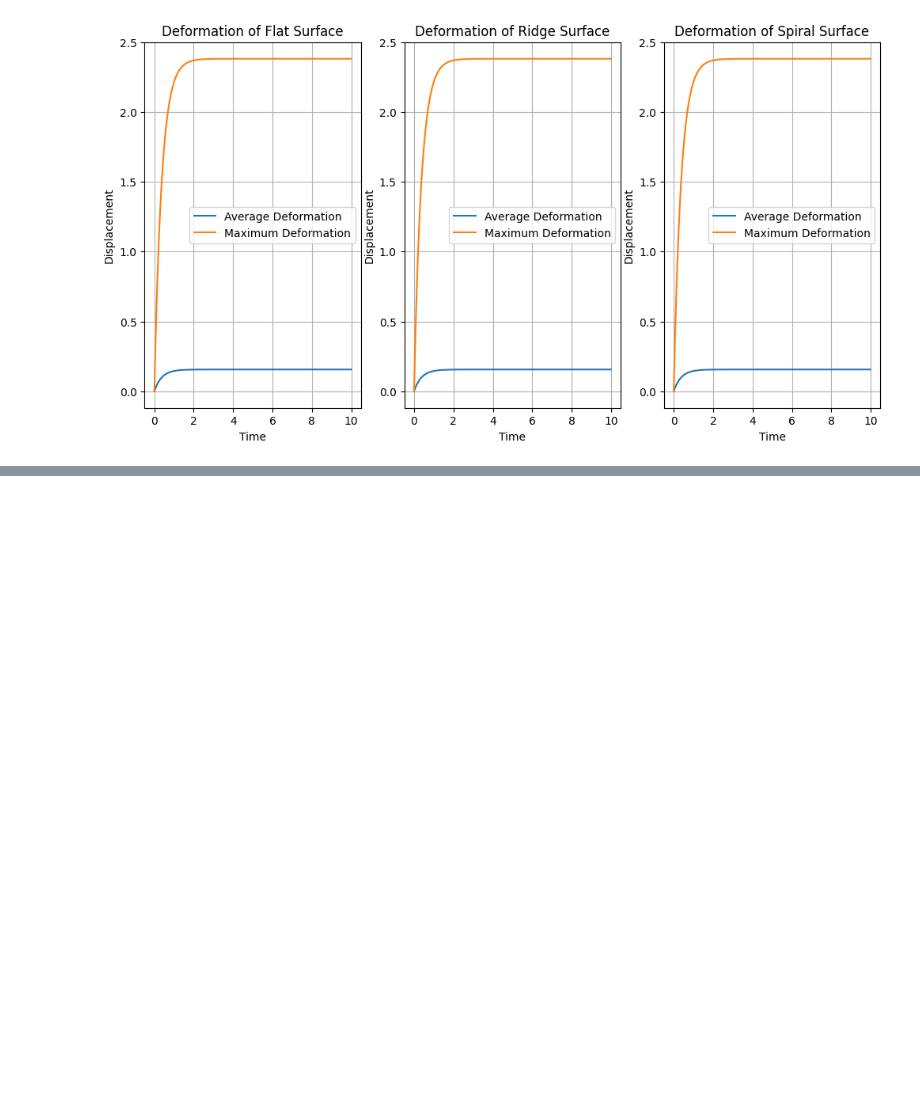
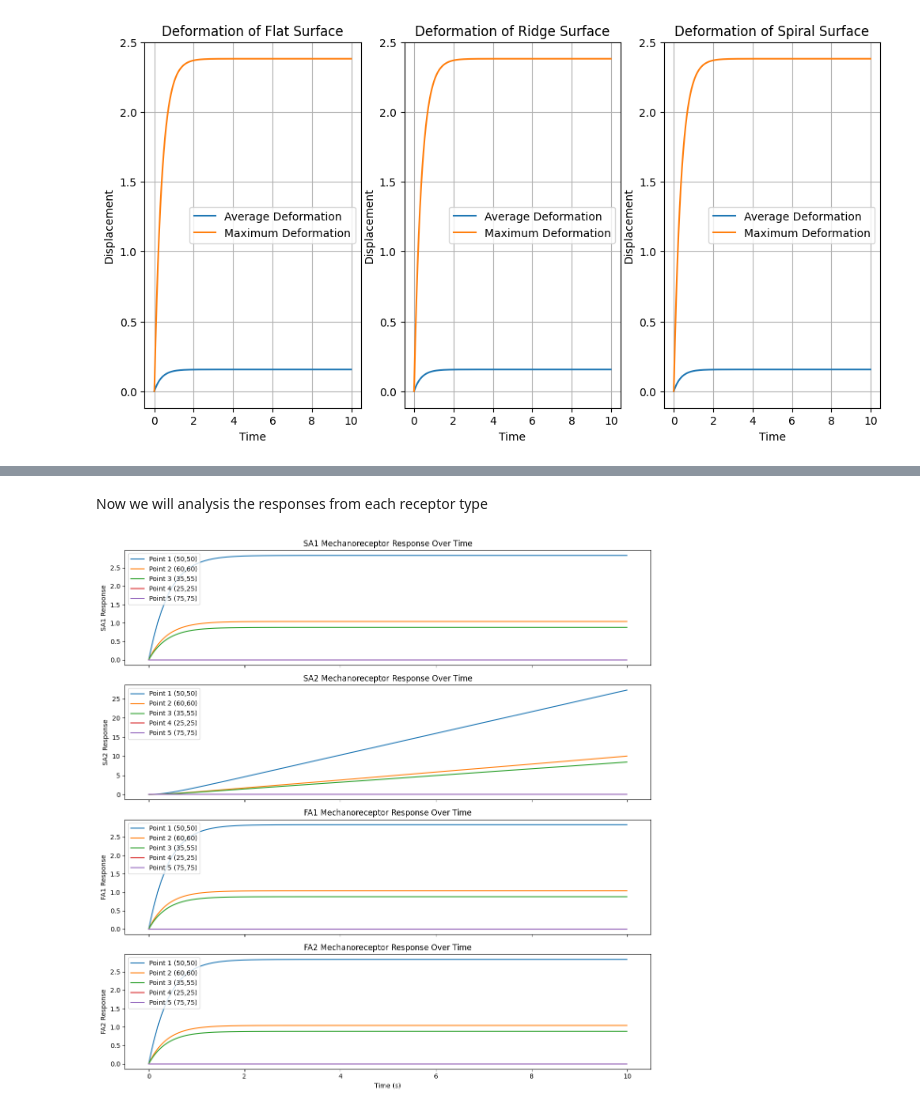
Before and after one commit to CydiaBoss/skin-ridge-model, a Jupyter notebook: sim.ipynb, the cells around one changed output, grey strips where cells are left out. Cells and saved outputs as stored; diff of their text form; code cells hidden in the pictures; blank space fills up the shorter version.

```diff
--- a/sim.ipynb
+++ b/sim.ipynb
@@ -355,0 +299,2 @@ plt.show()
+# %% [markdown]
+Now we will analysis the responses from each receptor type
@@ -355,0 +311,44 @@ plt.show()
+# %%
+def analyze_specific_points(results, points_of_interest):
+    """
+    Analyze mechanoreceptor responses at specific points of interest over time
+    """
+    response_data = {}
+
+    for idx, (x, y) in enumerate(points_of_interest):
+        point_name = f'Point {idx+1} ({x},{y})'
+        response_data[point_name] = {
+            'SA1': results['sa1'][y, x, :],
+            'SA2': results['sa2'][y, x, :],
+            'FA1': results['fa1'][y, x, :],
+            'FA2': results['fa2'][y, x, :]
+        }
+
+    return response_data
+# %%
+flat_resp = {
+	'sa1': sa1_out_flat,
+	'sa2': sa2_out_flat,
+	'fa1': fa1_out_flat,
+	'fa2': fa2_out_flat
+}
+response_data = analyze_specific_points(flat_resp, points_of_interest)
+
+receptor_types = ['SA1', 'SA2', 'FA1', 'FA2']
+num_points = len(response_data)
+
+fig, axs = plt.subplots(len(receptor_types), 1, figsize=(12, 12), sharex=True)
+
+for i, receptor in enumerate(receptor_types):
+	for point, data in response_data.items():
+		axs[i].plot(time, data[receptor], label=point)
+
+	axs[i].set_ylabel(f'{receptor} Response')
+	axs[i].set_title(f'{receptor} Mechanoreceptor Response Over Time')
+	axs[i].legend()
+
+axs[-1].set_xlabel('Time (s)')
+plt.tight_layout()
+plt.show()
+# %% [output]
+[figure, added]
```
Also changed, not shown: parts of 8 cells of this notebook, 1 other file.
